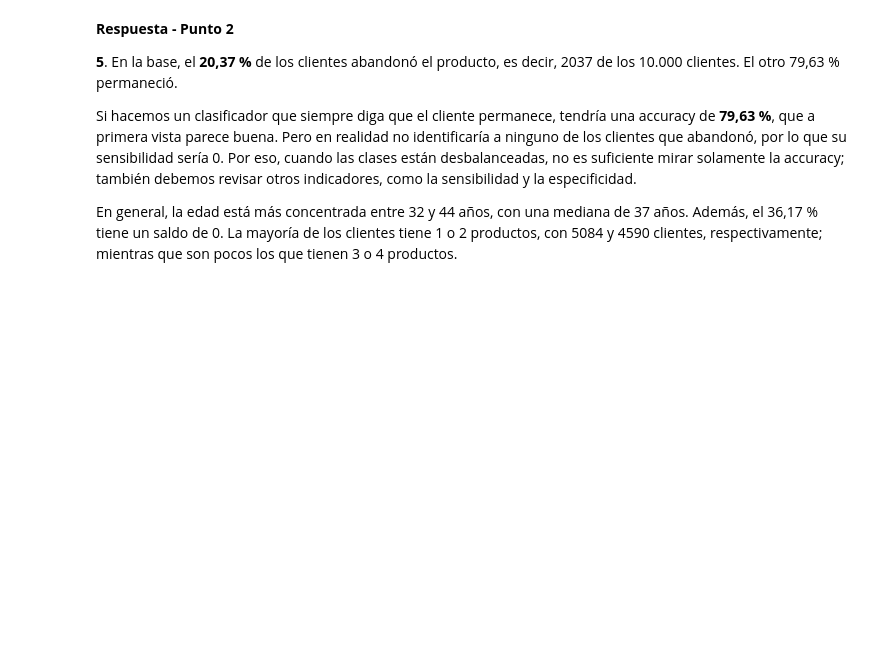
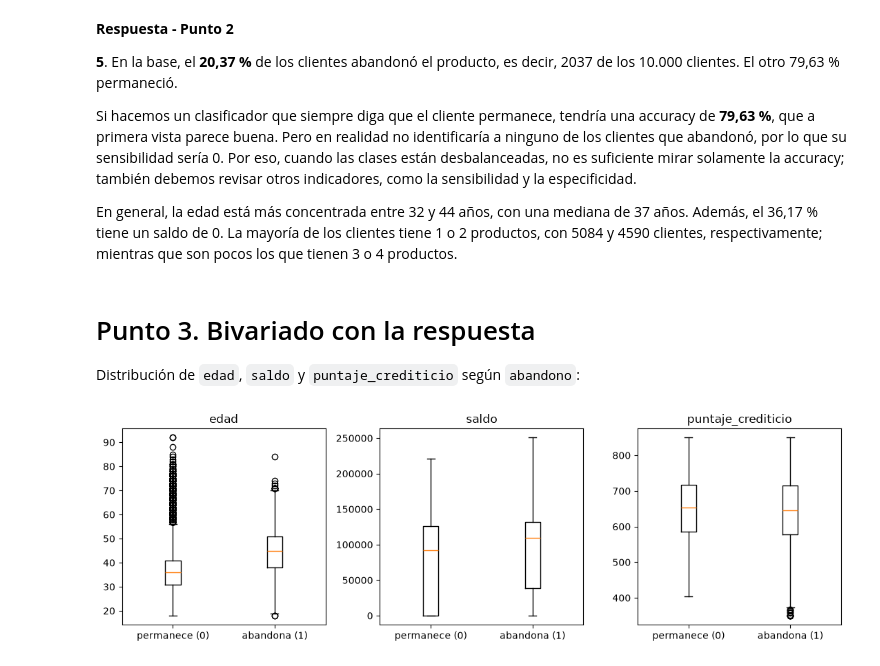
Before and after one commit to MrTamayo-1/Taller_Abandono_Producto_Financiero_Tamayo_Ruano_Reyes, a Jupyter notebook: Taller_Abandono_Producto_Financiero_Tamayo_Ruano_Reyes.ipynb, the cells around one changed output. Saved outputs shown, nothing was run; the diff lists cells and outputs as text; code cells hidden in the pictures; blank space fills up the shorter version.

Commit message:
Punto 3: analisis bivariado

```diff
--- a/Taller_Abandono_Producto_Financiero_Tamayo_Ruano_Reyes.ipynb
+++ b/Taller_Abandono_Producto_Financiero_Tamayo_Ruano_Reyes.ipynb
@@ -233,3 +233,18 @@ Clientes con saldo = 0: 3617 (36.17%)
 Si hacemos un clasificador que siempre diga que el cliente permanece, tendría una accuracy de **79,63 %**, que a primera vista parece buena. Pero en realidad no identificaría a ninguno de los clientes que abandonó, por lo que su sensibilidad sería 0. Por eso, cuando las clases están desbalanceadas, no es suficiente mirar solamente la accuracy; también debemos revisar otros indicadores, como la sensibilidad y la especificidad.
 
 En general, la edad está más concentrada entre 32 y 44 años, con una mediana de 37 años. Además, el 36,17 % tiene un saldo de 0. La mayoría de los clientes tiene 1 o 2 productos, con 5084 y 4590 clientes, respectivamente; mientras que son pocos los que tienen 3 o 4 productos.
+# %% [markdown]
+# Punto 3. Bivariado con la respuesta
+
+Distribución de `edad`, `saldo` y `puntaje_crediticio` según `abandono`:
+# %%
+fig, axes = plt.subplots(1, 3, figsize=(11, 3.6))
+for ax, col in zip(axes, ["edad", "saldo", "puntaje_crediticio"]):
+    grupos = [df.loc[df["abandono"] == g, col] for g in [0, 1]]
+    ax.boxplot(grupos)
+    ax.set_xticklabels(["permanece (0)", "abandona (1)"])
+    ax.set_title(col)
+plt.tight_layout()
+plt.show()
+# %% [output]
+[figure, added]
```
Also changed, not shown: parts of 11 cells of this notebook.
